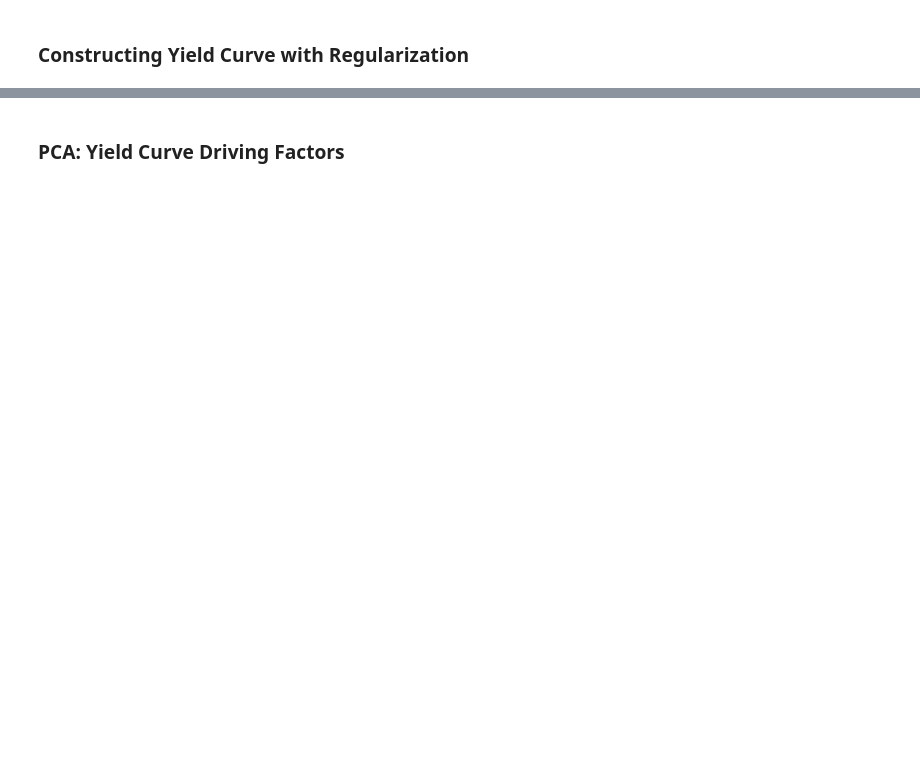
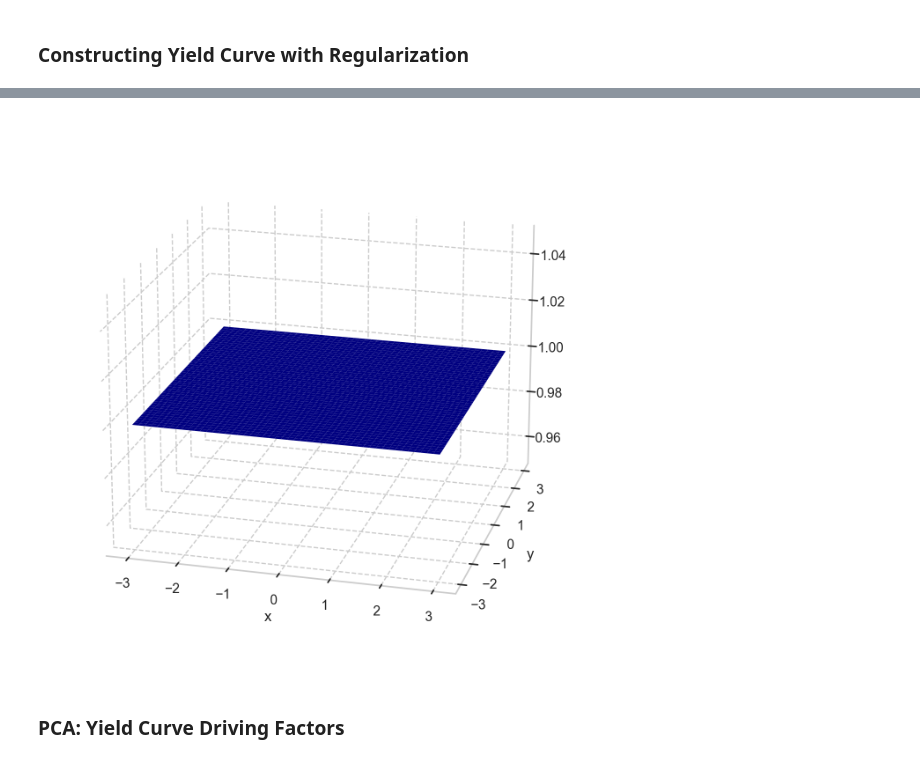
Before and after one commit to Sinbad-The-Sailor/Financial-Mathematics-Notebooks, a Jupyter notebook: ois_yield_curve.ipynb, the cells around one changed output, grey strips where cells are left out. Drawn from its saved outputs; the diff is of its cells as text; code cells hidden in the pictures; blank space fills up the shorter version.

```diff
--- a/ois_yield_curve.ipynb
+++ b/ois_yield_curve.ipynb
@@ -103,0 +152,33 @@ plt.show()
+# %%
+fig, ax = plt.subplots(subplot_kw=dict(projection='3d'))
+
+X = np.linspace(-3, 3)
+Y = np.linspace(-3, 3)
+Z = []
+for i in range(len(X)):
+
+    Z.append(25*[1,1])
+
+X, Y = np.meshgrid(X, Y)
+Z = np.array(Z)
+
+ax.set_xlabel('x')
+ax.set_ylabel('y')
+ax.view_init(20, -75)
+ax.set_frame_on(False)
+
+# Remove gray panes in 3D plots. Replacing with a white color.
+ax.xaxis.pane.fill = False
+ax.yaxis.pane.fill = False
+ax.zaxis.pane.fill = False
+ax.xaxis.pane.set_edgecolor('w')
+ax.yaxis.pane.set_edgecolor('w')
+ax.zaxis.pane.set_edgecolor('w')
+
+
+ax.plot_surface(X, Y, Z , cmap='jet', edgecolor='none')
+
+fig.set_size_inches(14, 8)
+plt.show()
+# %% [output]
+[figure, added]
```
Also changed, not shown: parts of 6 cells of this notebook, 1 other file.
